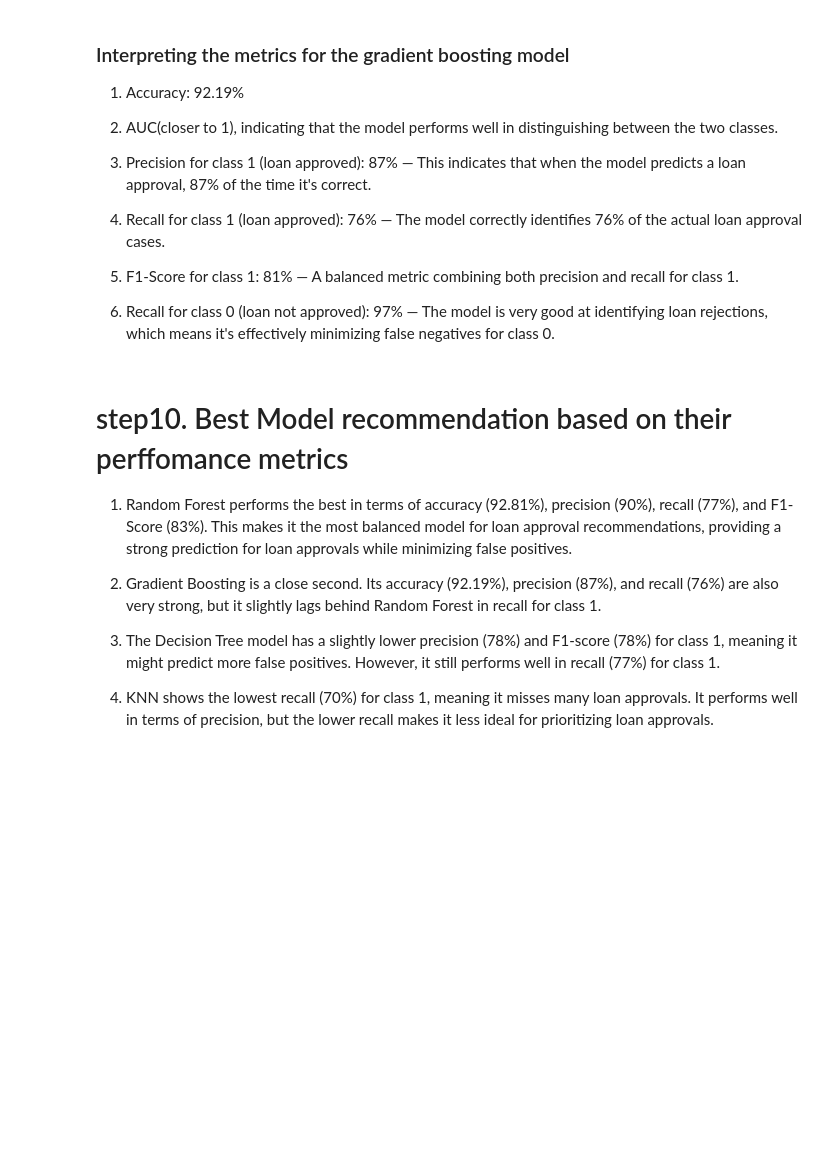
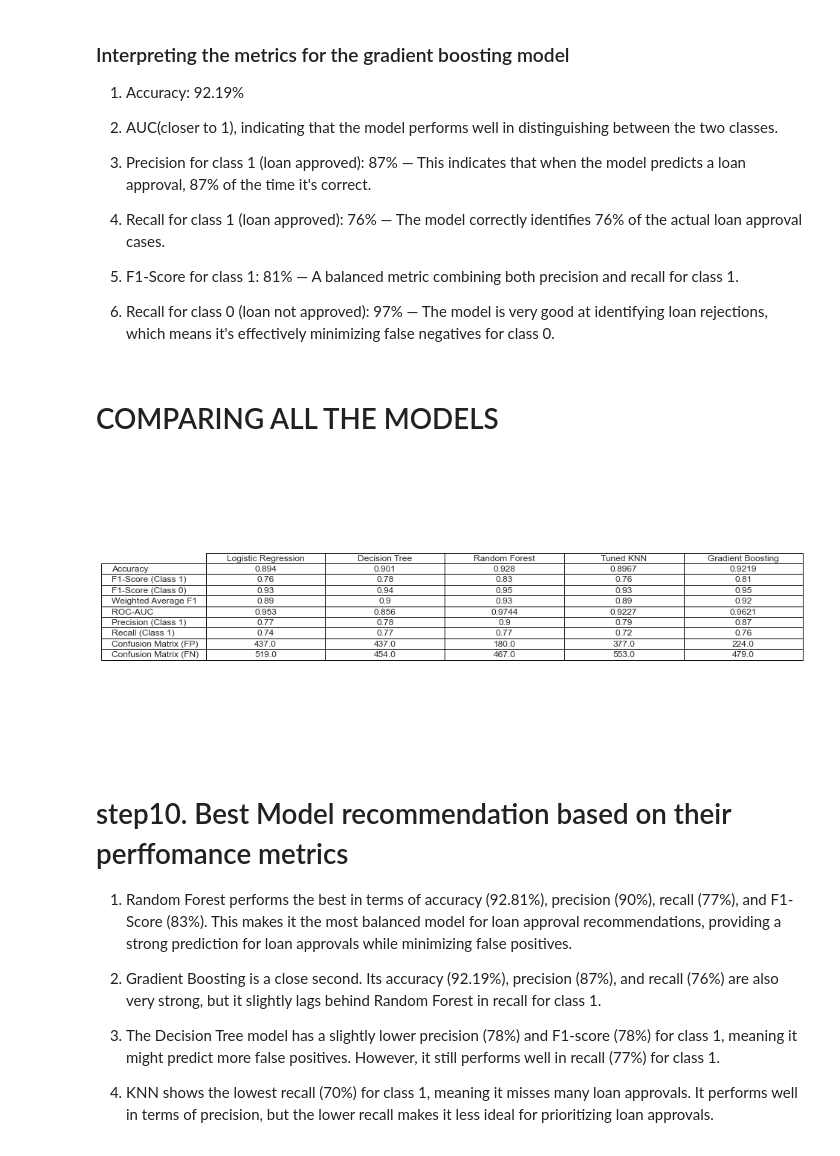
Before and after one commit to Liliankaburo/Loan-approval-project, a Jupyter notebook: Classification .ipynb, the cells around one changed output. Saved outputs shown, nothing was run; the diff lists cells and outputs as text; code cells hidden in the pictures; blank space fills up the shorter version.

```diff
--- a/Classification .ipynb
+++ b/Classification .ipynb
@@ -979,6 +999,43 @@ plt.show()
 5. F1-Score for class 1: 81% — A balanced metric combining both precision and recall for class 1.
 
 6. Recall for class 0 (loan not approved): 97% — The model is very good at identifying loan rejections, which means it's effectively minimizing false negatives for class 0.
+# %% [markdown]
+# COMPARING ALL THE MODELS
+# %%
+# Create a dictionary for model comparisons, including Gradient Boosting
+data = {
+    'Metric': ['Accuracy', 'F1-Score (Class 1)', 'F1-Score (Class 0)', 'Weighted Average F1', 'ROC-AUC', 'Precision (Class 1)', 'Recall (Class 1)', 'Confusion Matrix (FP)', 'Confusion Matrix (FN)'],
+    'Logistic Regression': [0.894, 0.76, 0.93, 0.89, 0.953, 0.77, 0.74, 437, 519],
+    'Decision Tree': [0.901, 0.78, 0.94, 0.90, 0.856, 0.78, 0.77, 437, 454],
+    'Random Forest': [0.928, 0.83, 0.95, 0.93, 0.9744, 0.90, 0.77, 180, 467],
+    'Tuned KNN': [0.8967, 0.76, 0.93, 0.89, 0.9227, 0.79, 0.72, 377, 553],
+    'Gradient Boosting': [0.9219, 0.81, 0.95, 0.92, 0.9621, 0.87, 0.76, 224, 479]
+}
+
+# Creating a DataFrame
+df_comparison = pd.DataFrame(data)
+
+# Set 'Metric' as the index
+df_comparison.set_index('Metric', inplace=True)
+
+# Plotting the comparison table
+fig, ax = plt.subplots(figsize=(12, 7))  # Set the figure size
+ax.axis('off')  # Hide the axes
+
+# Drawing the table
+table = ax.table(cellText=df_comparison.values,
+                colLabels=df_comparison.columns,
+                rowLabels=df_comparison.index,  # Set row labels (metrics)
+                loc='center',
+                cellLoc='center')
+
+# Style the table for better visualization
+table.auto_set_font_size(False)
+table.set_fontsize(12)
+table.scale(1.2, 1.2)
+plt.show()
+# %% [output]
+[figure, added]
 # %% [markdown]
 # step10. Best Model recommendation based on their perffomance metrics
 
```
Also changed, not shown: parts of 8 cells of this notebook.
